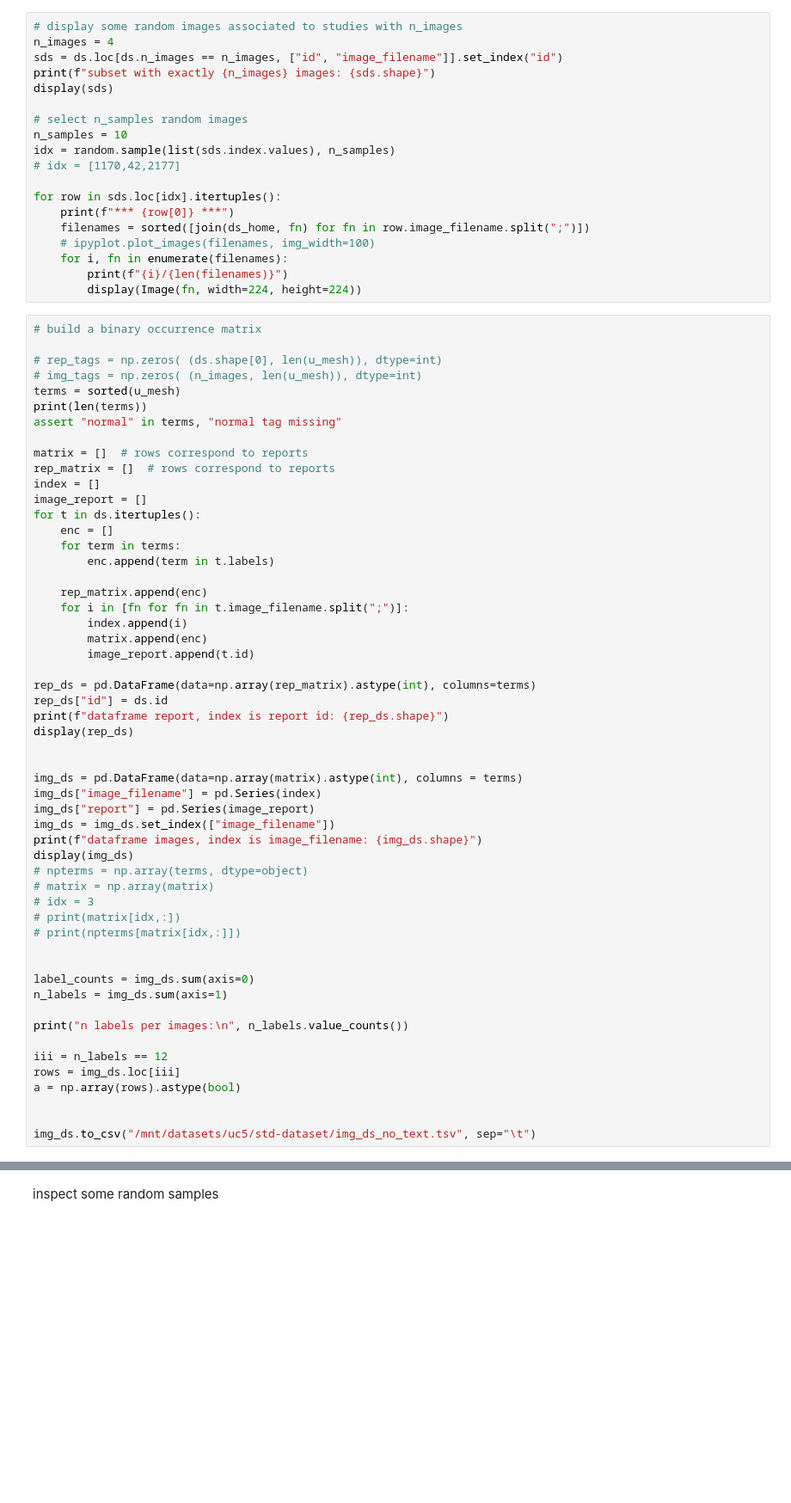
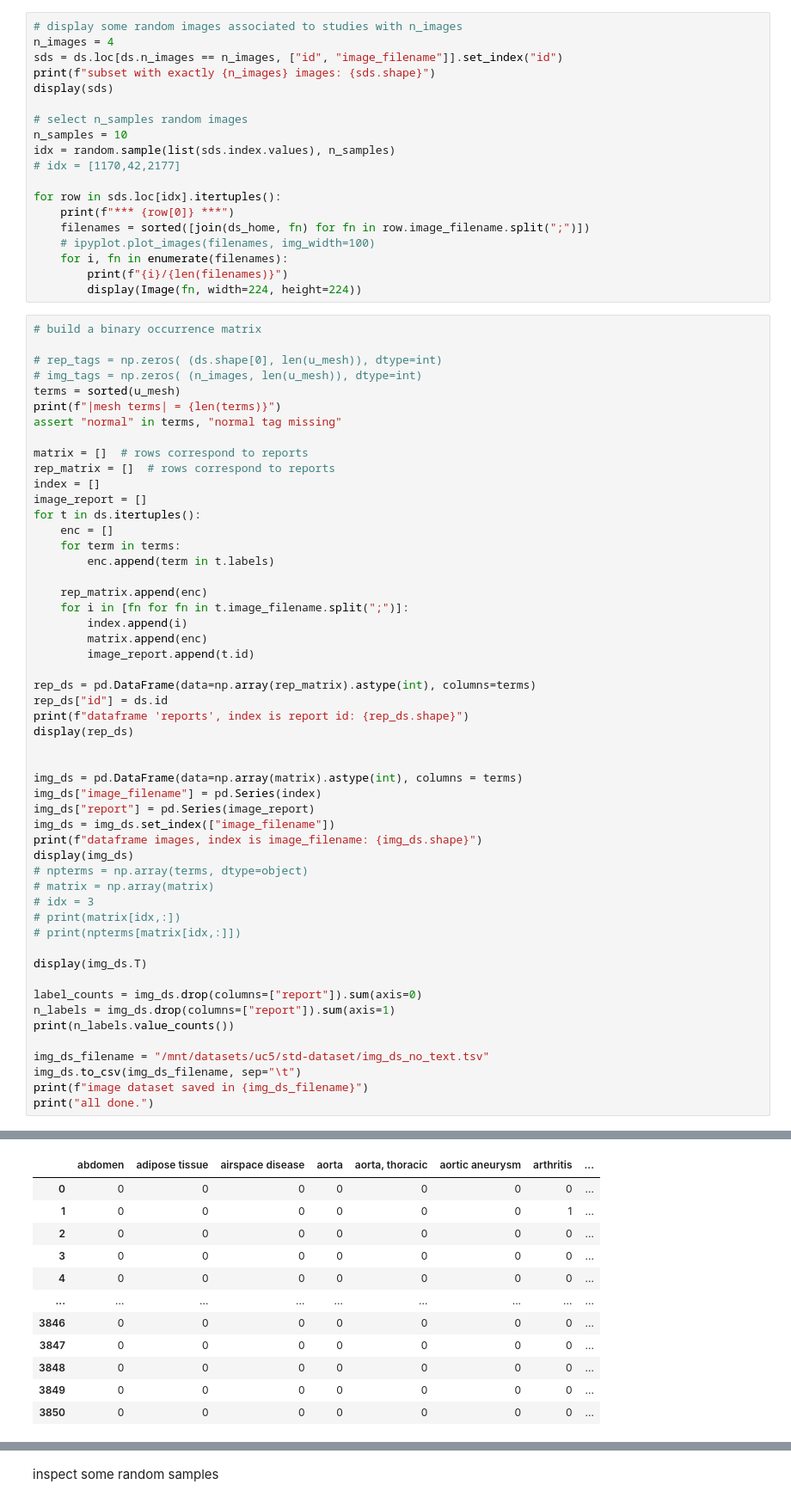
Before and after one commit to thistlillo/UC5_pipeline_forked, a Jupyter notebook: eddl_src/NB_iu-chest.ipynb, the cells around one changed output, grey strips where cells are left out. Shown at 86% size. Cells and saved outputs as stored; diff of their text form; blank space fills up the shorter version.

```diff
--- a/eddl_src/NB_iu-chest.ipynb
+++ b/eddl_src/NB_iu-chest.ipynb
@@ -145,7 +238,7 @@ for row in sds.loc[idx].itertuples():
 # rep_tags = np.zeros( (ds.shape[0], len(u_mesh)), dtype=int)
 # img_tags = np.zeros( (n_images, len(u_mesh)), dtype=int)
 terms = sorted(u_mesh)
-print(len(terms))
+print(f"|mesh terms| = {len(terms)}")
 assert "normal" in terms, "normal tag missing"
 
 matrix = []  # rows correspond to reports
@@ -165,7 +258,7 @@ for t in ds.itertuples():
 
 rep_ds = pd.DataFrame(data=np.array(rep_matrix).astype(int), columns=terms)
 rep_ds["id"] = ds.id
-print(f"dataframe report, index is report id: {rep_ds.shape}")
+print(f"dataframe 'reports', index is report id: {rep_ds.shape}")
 display(rep_ds)
 
 
@@ -181,15 +274,14 @@ display(img_ds)
 # print(matrix[idx,:])
 # print(npterms[matrix[idx,:]])
 
+display(img_ds.T)
 
-label_counts = img_ds.sum(axis=0)
-n_labels = img_ds.sum(axis=1)
+label_counts = img_ds.drop(columns=["report"]).sum(axis=0)
+n_labels = img_ds.drop(columns=["report"]).sum(axis=1)
+print(n_labels.value_counts())
 
-print("n labels per images:\n", n_labels.value_counts())
-
-iii = n_labels == 12
-rows = img_ds.loc[iii]
-a = np.array(rows).astype(bool)
-
-
-img_ds.to_csv("/mnt/datasets/uc5/std-dataset/img_ds_no_text.tsv", sep="\t")
+img_ds_filename = "/mnt/datasets/uc5/std-dataset/img_ds_no_text.tsv"
+img_ds.to_csv(img_ds_filename, sep="\t")
+print(f"image dataset saved in {img_ds_filename}")
+print("all done.")
+# %% [output]
@@ -195,0 +290,12 @@ img_ds.to_csv("/mnt/datasets/uc5/std-dataset/img_ds_no_text.tsv", sep="\t")
+|  | abdomen | adipose tissue | airspace disease | aorta | aorta, thoracic | aortic aneurysm | arthritis | ... |
+| 0 | 0 | 0 | 0 | 0 | 0 | 0 | 0 | ... |
+| 1 | 0 | 0 | 0 | 0 | 0 | 0 | 1 | ... |
+| 2 | 0 | 0 | 0 | 0 | 0 | 0 | 0 | ... |
+| 3 | 0 | 0 | 0 | 0 | 0 | 0 | 0 | ... |
+| 4 | 0 | 0 | 0 | 0 | 0 | 0 | 0 | ... |
+| ... | ... | ... | ... | ... | ... | ... | ... | ... |
+| 3846 | 0 | 0 | 0 | 0 | 0 | 0 | 0 | ... |
+| 3847 | 0 | 0 | 0 | 0 | 0 | 0 | 0 | ... |
+| 3848 | 0 | 0 | 0 | 0 | 0 | 0 | 0 | ... |
+| 3849 | 0 | 0 | 0 | 0 | 0 | 0 | 0 | ... |
+| 3850 | 0 | 0 | 0 | 0 | 0 | 0 | 0 | ... |
```
Also changed, not shown: parts of 8 cells of this notebook, 19 other files.
